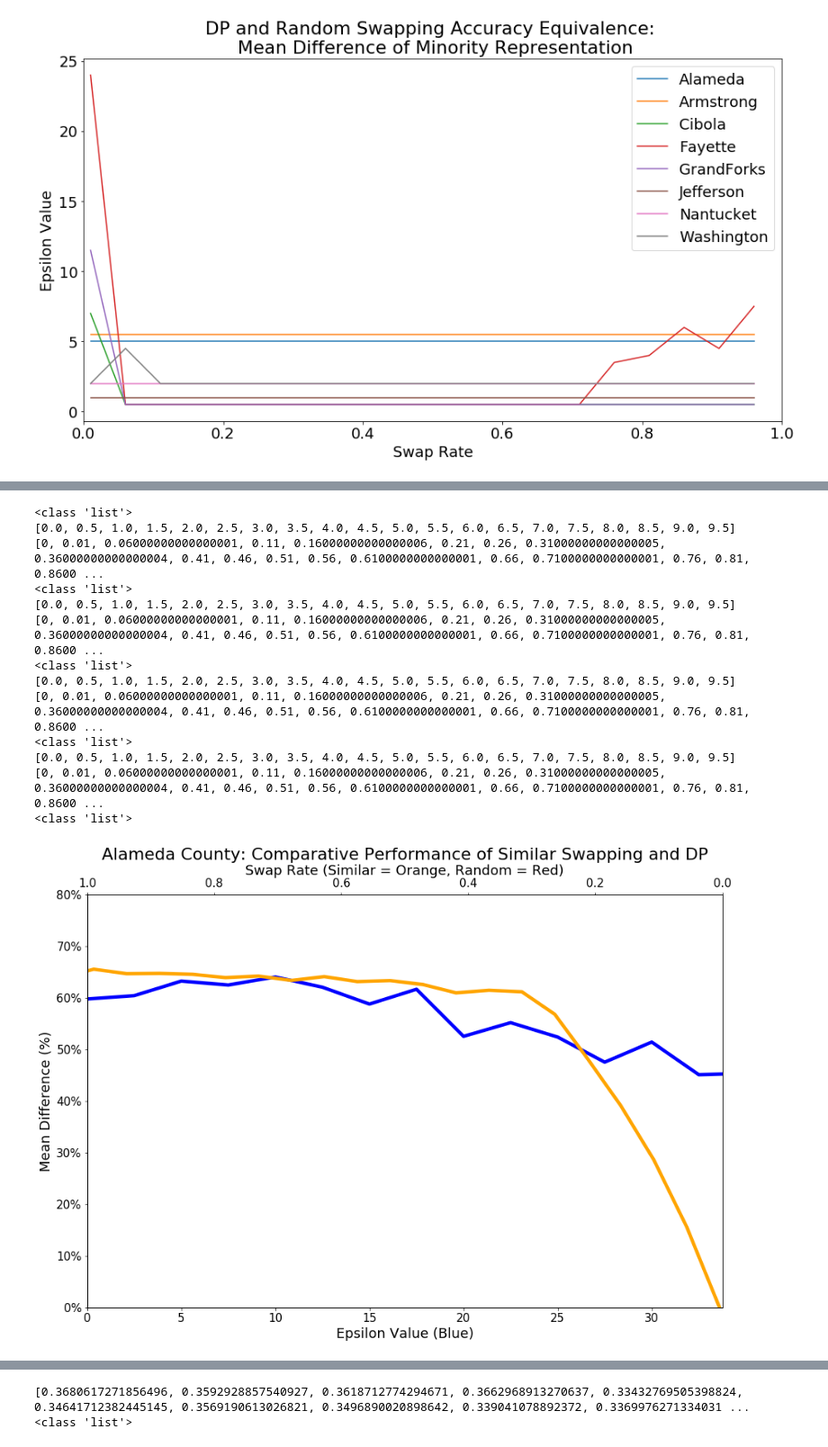
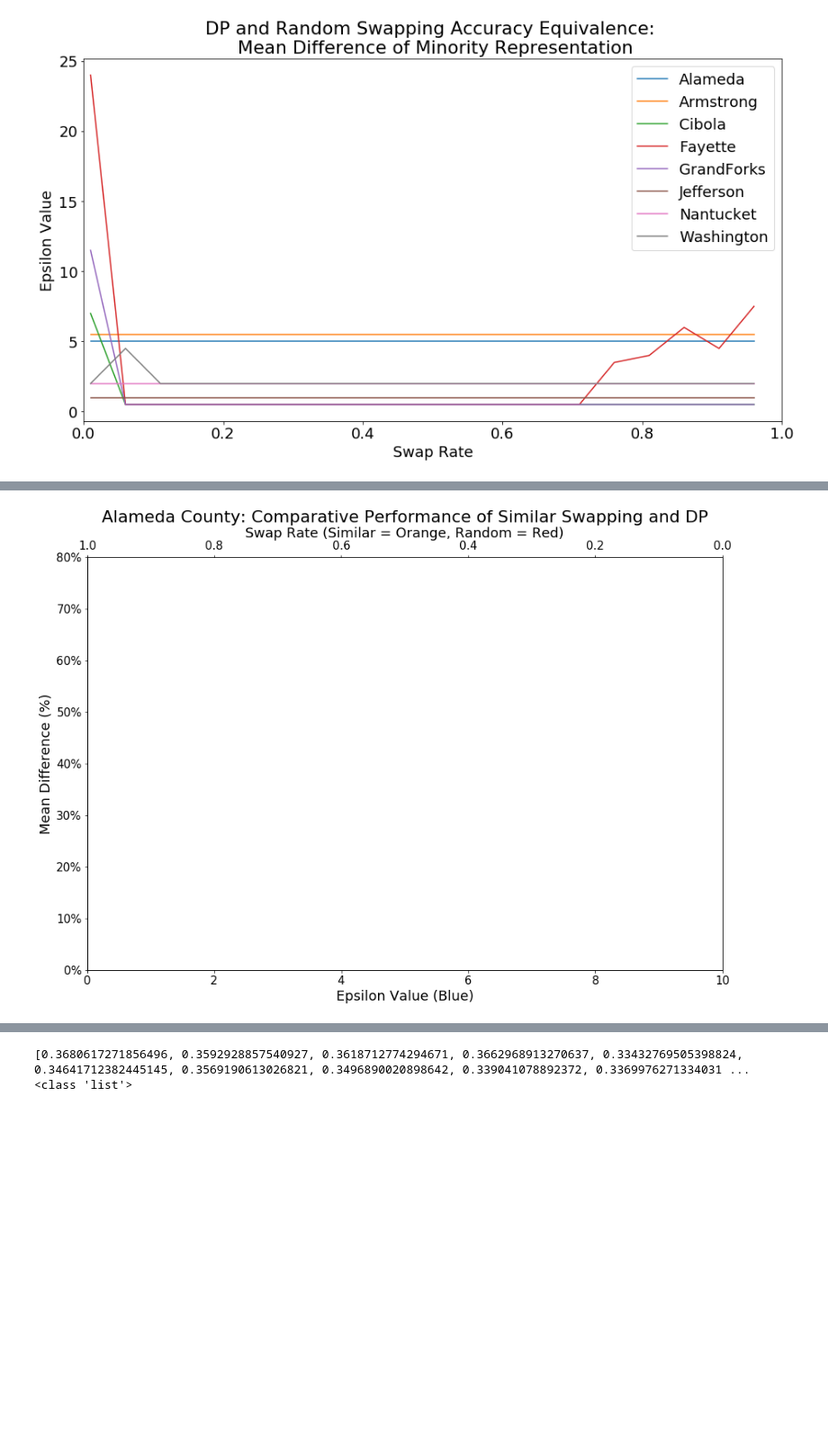
Before and after one commit to sarahrad17/census_v1, a Jupyter notebook: accuracy_measure/match.ipynb, the cells around one changed output, grey strips where cells are left out. Shown: that part at 90% size. Drawn from its saved outputs; the diff is of its cells as text; code cells hidden in the pictures; blank space fills up the shorter version.

```diff
--- a/accuracy_measure/match.ipynb
+++ b/accuracy_measure/match.ipynb
@@ -140,7 +140,7 @@ for county in counties:
 [figure]
 # %%
 counties = ['Alameda', 'Armstrong', 'Cibola', 'Fayette', 'GrandForks', 'Hawaii', 'Jefferson', 'Nantucket', 'Washington']
-#counties = ['Alameda']
+counties = ['Alameda']
 #counties = ['Armstrong']
 #counties = ['Cibola']
 #counties = ['Fayette']
@@ -160,9 +160,9 @@ for county in counties:
     swap_x2 = []
     swap_y2 = []
 
-    swap_df = pd.read_csv (r'mean_dif/'+county+'/similar/swapping_final7.csv')
+    swap_df = pd.read_csv (r'mean_dif/'+county+'/similar/newswapping.csv')
     #swap2_df = pd.read_csv (r'mean_dif/'+county+'/random/swapping_final.csv')
-    dp_df = pd.read_csv (r'mean_dif/'+county+'/dp/dp7.csv')
+    dp_df = pd.read_csv (r'mean_dif/'+county+'/dp/dpnew.csv')
     #for i, row in dp_df.iterrows():
     nn=0
     swap_x.append(0)
@@ -183,7 +183,9 @@ for county in counties:
         dp_y.append(row['mean_difference'])
 
     print(dp_x)
+    print(dp_y)
     print(swap_x)
+    print(swap_y)
 
     fig = plt.figure(figsize=(15,10))
 
@@ -191,14 +193,26 @@ for county in counties:
 
     ax1 = fig.add_subplot()
 
-    ax1.plot([i * 5 for i in dp_x], dp_y, color = 'blue', linewidth=4.5)
+    #ax1.plot([i * 5 for i in dp_x], dp_y, color = 'blue', linewidth=4.5)
+#     ax1.set_xlim([0,33.75])
+#     ax1.set_xlabel("Epsilon Value (Blue)", size=18)
+#     ax1.set_ylabel("Mean Difference (%)", size=18)
+#     ax1.yaxis.set_major_formatter(FuncFormatter(lambda y, _: '{:.0%}'.format(y)))
+#     plt.xticks(size=15)
+#     plt.yticks(size=15)
 
-    ax1.set_xlim([0,33.75])
+
+    ax1.plot(dp_x, dp_y, color = 'blue', linewidth=4.5)
+    ax1.set_xlim([0,10])
     ax1.set_xlabel("Epsilon Value (Blue)", size=18)
     ax1.set_ylabel("Mean Difference (%)", size=18)
     ax1.yaxis.set_major_formatter(FuncFormatter(lambda y, _: '{:.0%}'.format(y)))
     plt.xticks(size=15)
     plt.yticks(size=15)
+
+
+
+
 
     ax2 = fig.add_subplot()
 
@@ -259,14 +264 @@ for county in counties:
-<class 'list'>
-[0.0, 0.5, 1.0, 1.5, 2.0, 2.5, 3.0, 3.5, 4.0, 4.5, 5.0, 5.5, 6.0, 6.5, 7.0, 7.5, 8.0, 8.5, 9.0, 9.5]
-[0, 0.01, 0.06000000000000001, 0.11, 0.16000000000000006, 0.21, 0.26, 0.31000000000000005, 0.36000000000000004, 0.41, 0.46, 0.51, 0.56, 0.6100000000000001, 0.66, 0.7100000000000001, 0.76, 0.81, 0.8600 ...
-<class 'list'>
-[0.0, 0.5, 1.0, 1.5, 2.0, 2.5, 3.0, 3.5, 4.0, 4.5, 5.0, 5.5, 6.0, 6.5, 7.0, 7.5, 8.0, 8.5, 9.0, 9.5]
-[0, 0.01, 0.06000000000000001, 0.11, 0.16000000000000006, 0.21, 0.26, 0.31000000000000005, 0.36000000000000004, 0.41, 0.46, 0.51, 0.56, 0.6100000000000001, 0.66, 0.7100000000000001, 0.76, 0.81, 0.8600 ...
-<class 'list'>
-[0.0, 0.5, 1.0, 1.5, 2.0, 2.5, 3.0, 3.5, 4.0, 4.5, 5.0, 5.5, 6.0, 6.5, 7.0, 7.5, 8.0, 8.5, 9.0, 9.5]
-[0, 0.01, 0.06000000000000001, 0.11, 0.16000000000000006, 0.21, 0.26, 0.31000000000000005, 0.36000000000000004, 0.41, 0.46, 0.51, 0.56, 0.6100000000000001, 0.66, 0.7100000000000001, 0.76, 0.81, 0.8600 ...
-<class 'list'>
-[0.0, 0.5, 1.0, 1.5, 2.0, 2.5, 3.0, 3.5, 4.0, 4.5, 5.0, 5.5, 6.0, 6.5, 7.0, 7.5, 8.0, 8.5, 9.0, 9.5]
-[0, 0.01, 0.06000000000000001, 0.11, 0.16000000000000006, 0.21, 0.26, 0.31000000000000005, 0.36000000000000004, 0.41, 0.46, 0.51, 0.56, 0.6100000000000001, 0.66, 0.7100000000000001, 0.76, 0.81, 0.8600 ...
-<class 'list'>
-[figure, old version]
+[figure, new version]
```
Also changed, not shown: parts of 1 cell of this notebook, 8 other files.
